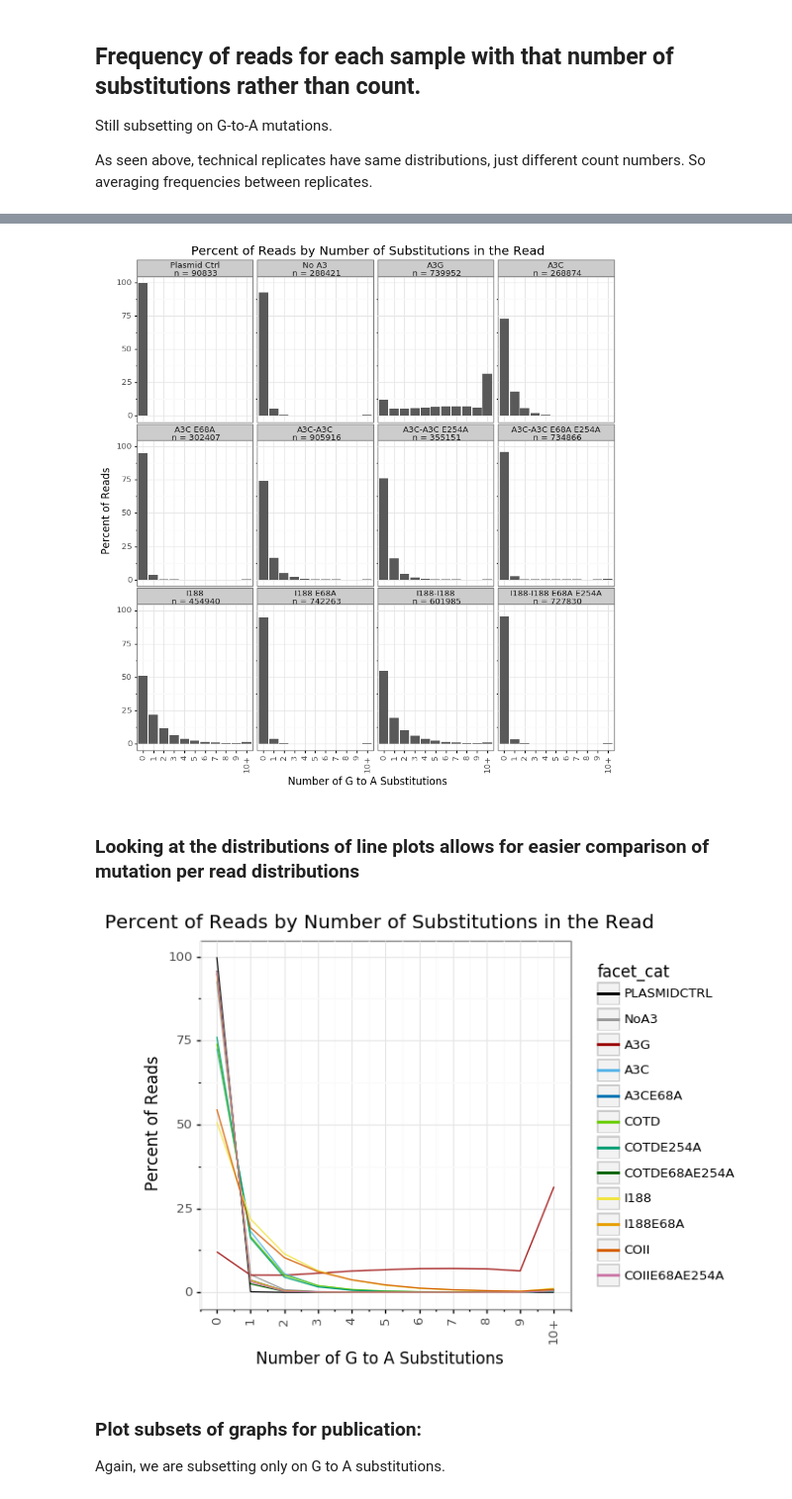
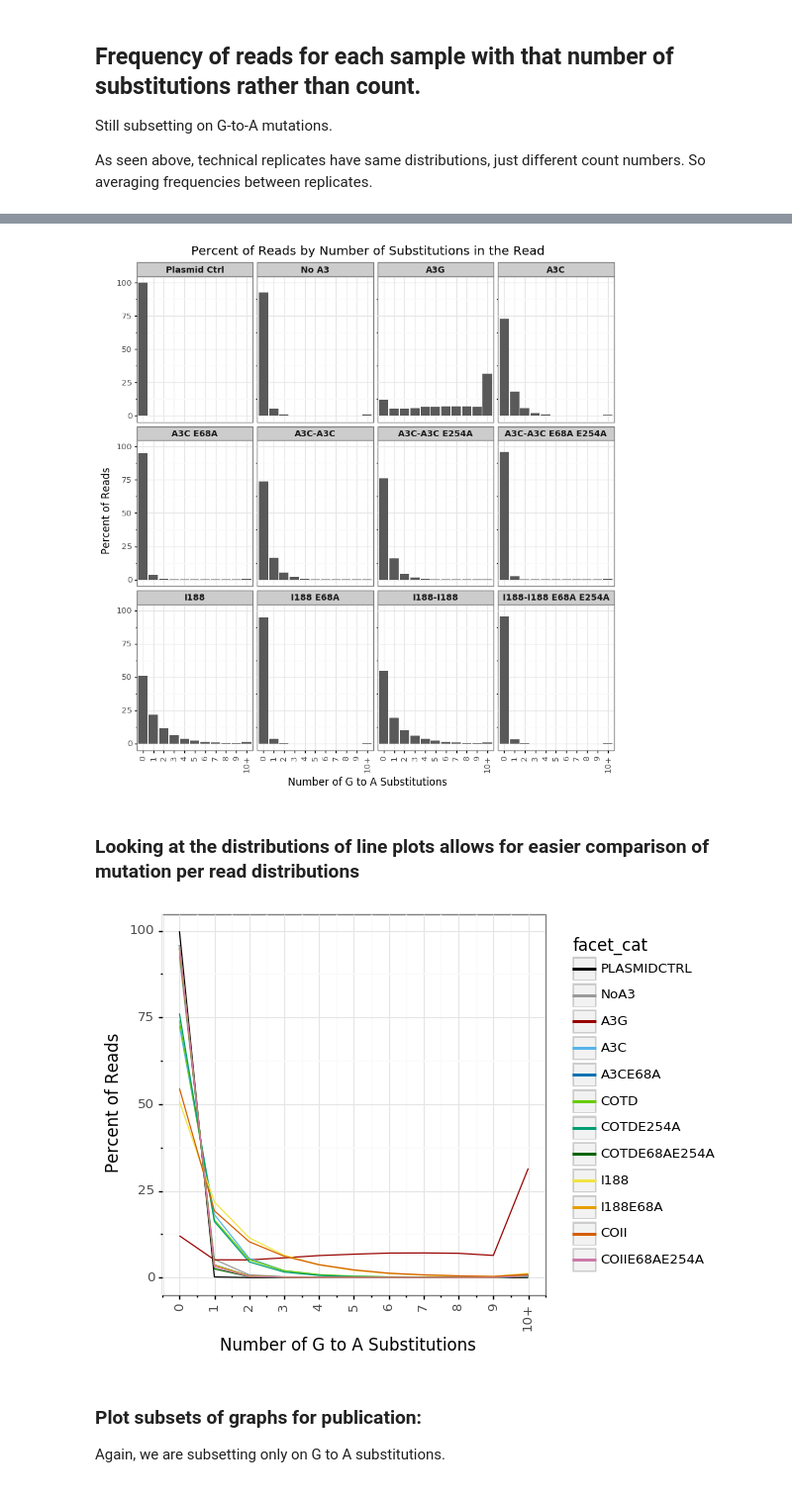
Before and after one commit to jbloomlab/SuperRestrictionFactor_Hypermutation, a Jupyter notebook: analysis_notebook.ipynb, the cells around one changed output, grey strips where cells are left out. Shown at 99% size. Cells and saved outputs as stored; diff of their text form; code cells hidden in the pictures.

Commit message:
edit barplot titles

```diff
--- a/analysis_notebook.ipynb
+++ b/analysis_notebook.ipynb
@@ -471,18 +469,31 @@ csvsdir = os.path.join(resultsdir, 'mutinfo_csvs')
 if not os.path.isdir(csvsdir):
     os.mkdir(csvsdir)
 # %%
-if use_existing == 'no': # only remake `csv`s if specified.
-    for sample in df_samplenames:
-        print(f"Processing reads for {sample}...")
-        bcinfo_file = f"{countsdir}/{sample}_bcinfo.csv.gz"
-        bcinfo_df = pd.read_csv(bcinfo_file)
-        bcinfo_df_retained = bcinfo_df[bcinfo_df['Retained'] == True].reset_index(drop=True)
-        bcinfo_df_retained['mid_seq'] = bcinfo_df_retained['Consensus'].apply(lambda x: x[130:170])
-        bcinfo_df_retained['mid_subs'] = bcinfo_df_retained['mid_seq'].apply(getSubstitutions_Nokay_maskG, args=(midrefseq,))
-        bcinfo_df_retained['n_mid_subs'] = bcinfo_df_retained['mid_subs'].apply(get_n_subs)
-        bcinfo_df_retained['subs'] = bcinfo_df_retained['Consensus'].apply(getSubstitutions_Nokay, args=(trimmedrefseq,))
-        bcinfo_df_retained['n_subs'] = bcinfo_df_retained['subs'].apply(get_n_subs)
-        bcinfo_df_retained['n_ga_subs'] = bcinfo_df_retained['subs'].apply(get_n_ga_subs)
-        bcinfo_df_retained['sub_tups'] = bcinfo_df_retained['subs'].apply(subs_to_motifs, args=(trimmedrefseq,))
-        bcinfo_df_retained['Sample'] = [sample]*len(bcinfo_df_retained)
-        bcinfo_df_retained.to_csv(f"{csvsdir}/{sample}.csv")
+def process_bcinfo_csv(bcinfo_csv, out_dir):
+    """Process bcinfo csv into mutinfo csv."""
+    bcinfo_df = pd.read_csv(bcinfo_csv)
+    bcinfo_df_retained = bcinfo_df[bcinfo_df['Retained'] == True].reset_index(drop=True)
+    bcinfo_df_retained['mid_seq'] = bcinfo_df_retained['Consensus'].apply(lambda x: x[130:170])
+    bcinfo_df_retained['mid_subs'] = bcinfo_df_retained['mid_seq'].apply(getSubstitutions_Nokay_maskG, args=(midrefseq,))
+    bcinfo_df_retained['n_mid_subs'] = bcinfo_df_retained['mid_subs'].apply(get_n_subs)
+    bcinfo_df_retained['subs'] = bcinfo_df_retained['Consensus'].apply(getSubstitutions_Nokay, args=(trimmedrefseq,))
+    bcinfo_df_retained['n_subs'] = bcinfo_df_retained['subs'].apply(get_n_subs)
+    bcinfo_df_retained['n_ga_subs'] = bcinfo_df_retained['subs'].apply(get_n_ga_subs)
+    bcinfo_df_retained['sub_tups'] = bcinfo_df_retained['subs'].apply(subs_to_motifs, args=(trimmedrefseq,))
+    bcinfo_df_retained['Sample'] = [sample]*len(bcinfo_df_retained)
+    bcinfo_df_retained.to_csv(f"{out_dir}/{sample}.csv")
+# %%
+def make_mutinfo_csv(sample, in_dir, out_dir, overwrite=False):
+    if not path.exists(f"{out_dir}/{sample}.csv"):
+        print(f"Making mutinfo csv for {sample}...")
+        process_bcinfo_csv(f"{in_dir}/{sample}_bcinfo.csv.gz", out_dir)
+    elif overwrite:
+        print(f"Overwriting previous mutinfo csv for {sample}...")
+        process_bcinfo_csv(f"{in_dir}/{sample}_bcinfo.csv.gz")
+    else:
+        print(f"Mutinfo csv already exists for {sample}.")
+# %%
+tmp_csvsdir = f"./results_1and1b/mutinfo_csvs"
+
+for sample in df_samplenames:
+    make_mutinfo_csv(sample, countsdir, tmp_csvsdir, overwrite=False)
@@ -718,13 +728,13 @@ ga_mut_freq_plot = (ggplot(all_ga_sub_counts_df, aes(x='x_cat', y='n_ga_sub_freq
                   xlab('Number of G to A Substitutions') +
                   theme(axis_text_x=element_text(angle=90),
                         figure_size=(10, 10),
-                        strip_background_x=element_rect(height=1/9),
+                        strip_text_x = element_text(size = 10, weight='bold')
                        )
                   )
 
 _ = ga_mut_freq_plot.draw()
 # %% [output]
-[figure, old version]
+[figure, new version]
 # %%
 # Replace '10+' string with '10' for plotting line plots
 all_ga_sub_counts_df['n_ga_subs'].replace('10+', '10', inplace=True)
@@ -734,22 +744,20 @@ all_ga_sub_counts_df['n_ga_subs'] = all_ga_sub_counts_df['n_ga_subs'].astype(int
 # %%
 line_palette = ['#000000', '#999999', '#990000', '#56B4E9', '#0072B2', '#66CC00', '#009E73','#006400', '#F0E442',
              '#E69F00', '#D55E00',  '#CC79A7']
 
 ga_mut_freq_line_plot = (ggplot(all_ga_sub_counts_df, aes(x='n_ga_subs', y='n_ga_sub_freq', color='facet_cat')) +
                          geom_line() +
                          scale_color_manual(values=line_palette) +
-                         #facet_wrap('~ facet_cat', ncol=4, labeller=facet_labeller_ga) +
-                         labs(title='Percent of Reads by Number of Substitutions in the Read') +
                          ylab('Percent of Reads') +
                          xlab('Number of G to A Substitutions') +
                          theme(axis_text_x=element_text(angle=90),
                                figure_size=(5, 5),
                                strip_background_x=element_rect(height=1/9),
                               ) +
                          scale_x_continuous(breaks=range(0, 11, 1), labels=['0', '1', '2', '3', '4', '5',
                                                                             '6', '7', '8', '9', '10+'])
                           )
 
 _ = ga_mut_freq_line_plot.draw()
 # %% [output]
-[figure, old version]
+[figure, new version]
```
Also changed, not shown: parts of 19 cells of this notebook.
